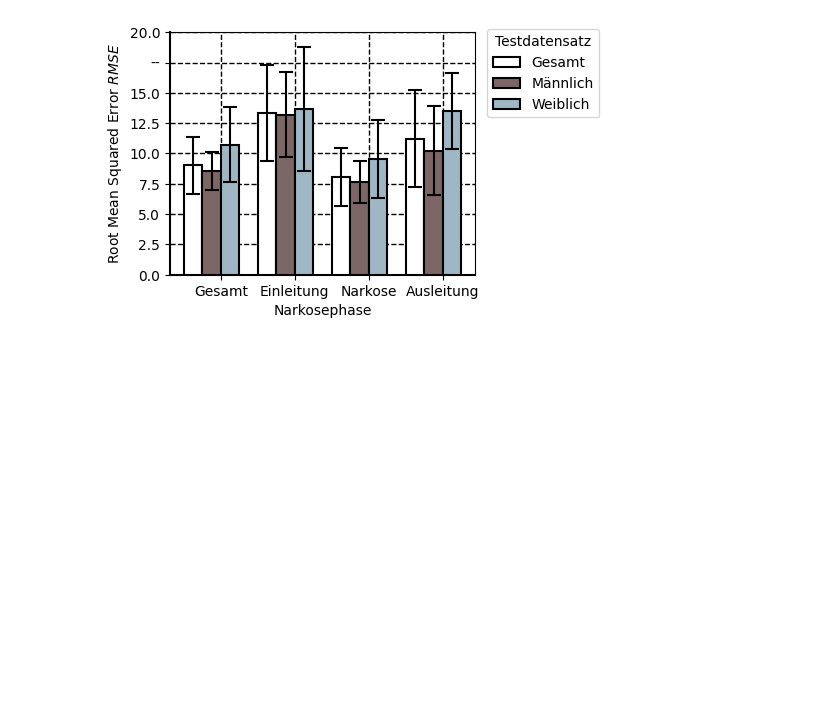
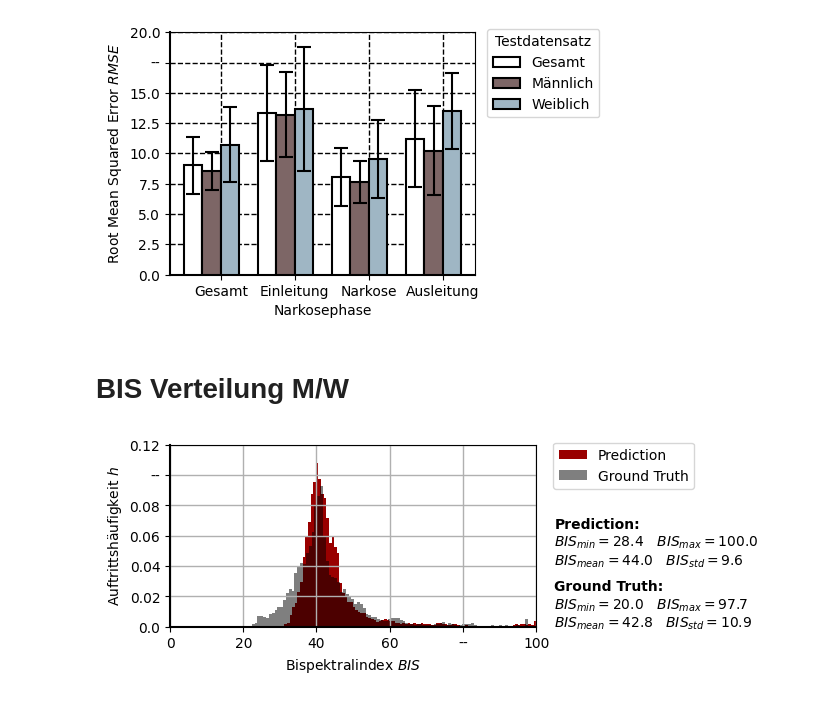
Before and after one commit to naderinho/anesthesia_anomaly_detection, a Jupyter notebook: 07_eval_vpropnn.ipynb, the cells around one changed output. Cells and saved outputs as stored; diff of their text form; code cells hidden in the pictures; blank space fills up the shorter version.

```diff
--- a/07_eval_vpropnn.ipynb
+++ b/07_eval_vpropnn.ipynb
@@ -381,3 +408,12 @@ plt.savefig('gender_rmse.pdf', bbox_inches='tight', pad_inches=0.2, format='pdf'
 plt.show()
 # %% [output]
 [figure]
+# %% [markdown]
+# BIS Verteilung M/W
+# %%
+from utils.plotting import full_histogramm_plot
+
+plot = full_histogramm_plot(groundtruth = bis.test_dataset[m_index_test], prediction = y_pred[m_index_test], filename='histogramm_m.pdf')
+plot.show()
+# %% [output]
+[figure, added]
```
Also changed, not shown: parts of 28 cells of this notebook, 7 other files.
